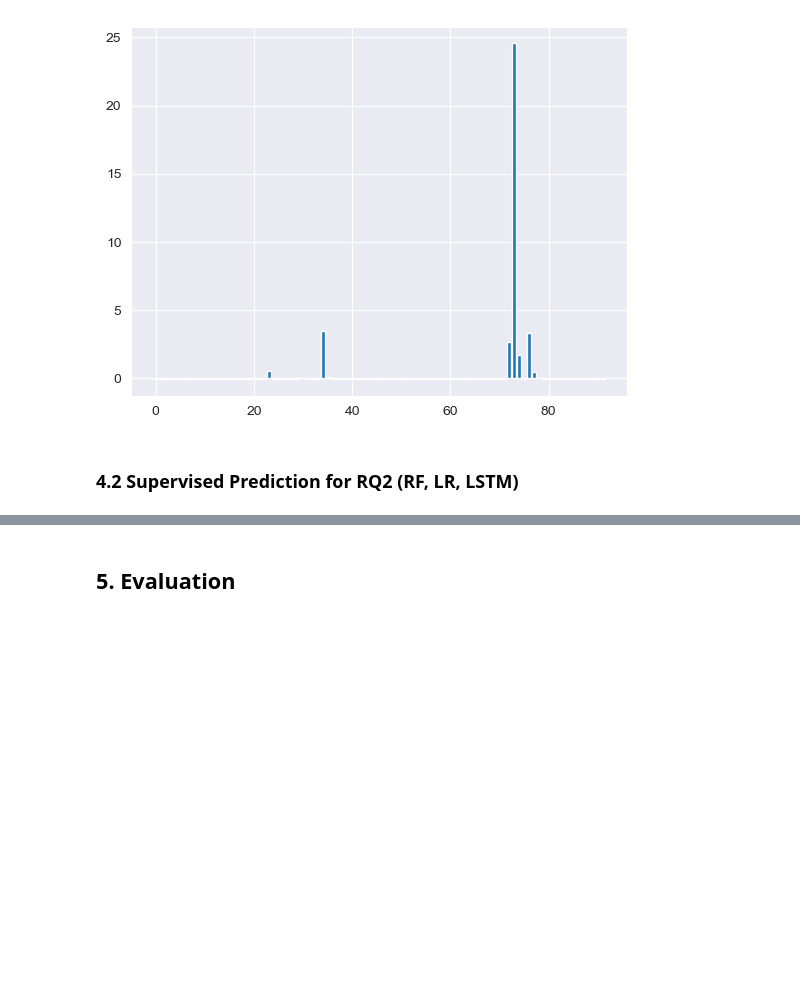
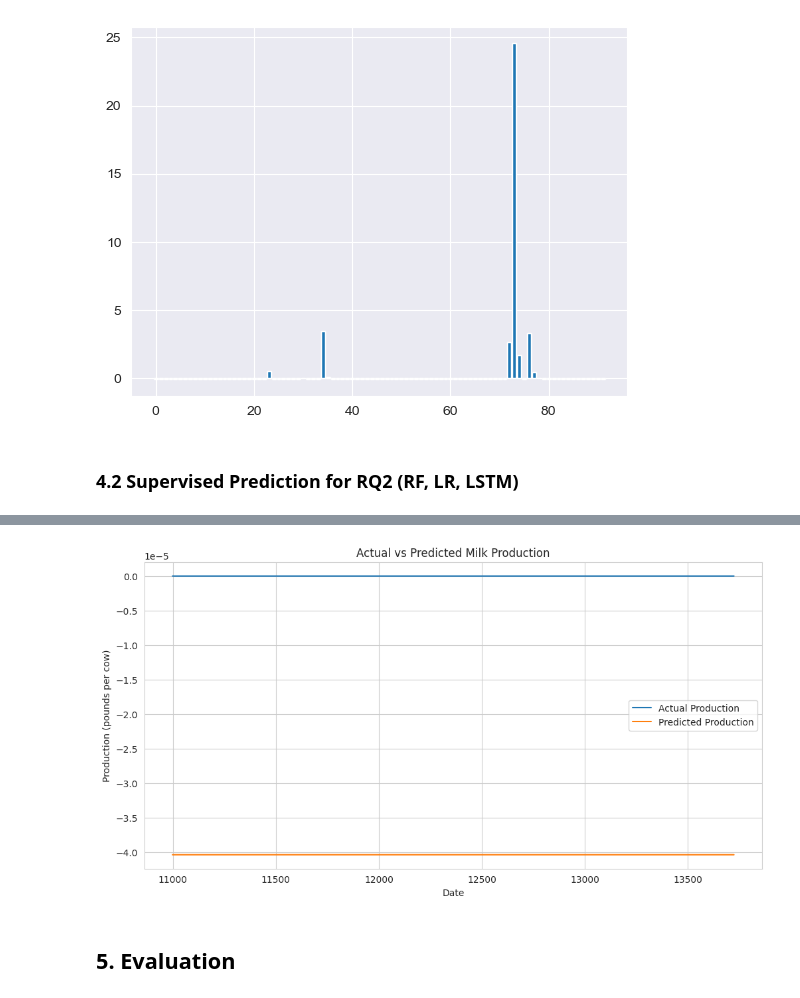
Before and after one commit to linou12/DataWhisperers, a Jupyter notebook: m6_DataWhisperers.ipynb, the cells around one changed output, grey strips where cells are left out. Saved outputs shown, nothing was run; the diff lists cells and outputs as text; code cells hidden in the pictures; blank space fills up the shorter version.

Commit message:
Begin LSTM (not working)

```diff
--- a/m6_DataWhisperers.ipynb
+++ b/m6_DataWhisperers.ipynb
@@ -568,3 +572,7 @@ df_q2.head()
+# %%
+# Load datasets
+df_q1 = np.load('df_q1.npy')
+df_q2 = np.load('df_q2.npy')
 # %% [markdown]
 ### 4.1 Clustering for RQ1 (DTW, Spectral, HMM)
 # %% [markdown]
@@ -671,0 +691,5 @@ for row in model.cluster_centers_:
+# %%
+data = pd.DataFrame(df_q1[:,:,0])
+
+scaler = MinMaxScaler(feature_range=(0,1))
+scaled_data = scaler.fit_transform(data)
@@ -671,0 +719,18 @@ for row in model.cluster_centers_:
+# %%
+model = Sequential()
+model.add(LSTM(units=128, return_sequences=True, input_shape=(X_train.shape[1], 1)))
+model.add(Dropout(0.2))
+model.add(LSTM(units=128))
+model.add(Dropout(0.2))
+model.add(Dense(1))
+
+model.compile(optimizer='adam', loss='mean_squared_error')
+# %%
+history = model.fit(X_train, y_train, epochs=1, batch_size=32, validation_split=0.1)
+
+predictions = model.predict(X_test)
+#predictions = scaler.inverse_transform(predictions)#.flatten()
+#y_test = scaler.inverse_transform(y_test.reshape(-1,1))#.flatten()
+
+rmse = np.sqrt(np.mean((y_test - predictions)**2))
+print(f'RMSE: {rmse:.2f}')
@@ -672,3 +751,14 @@ for row in model.cluster_centers_:
+# %%
+plt.figure(figsize=(12, 6))
+plt.plot(dates_test, y_test, label='Actual Production')
+plt.plot(dates_test, predictions, label='Predicted Production')
+plt.title('Actual vs Predicted Milk Production')
+plt.xlabel('Date')
+plt.ylabel('Production (pounds per cow)')
+plt.legend()
+plt.show()
+# %% [output]
+[figure, added]
 # %% [markdown]
 ## 5. Evaluation
 # %% [markdown]
```
Also changed, not shown: parts of 7 cells of this notebook.
